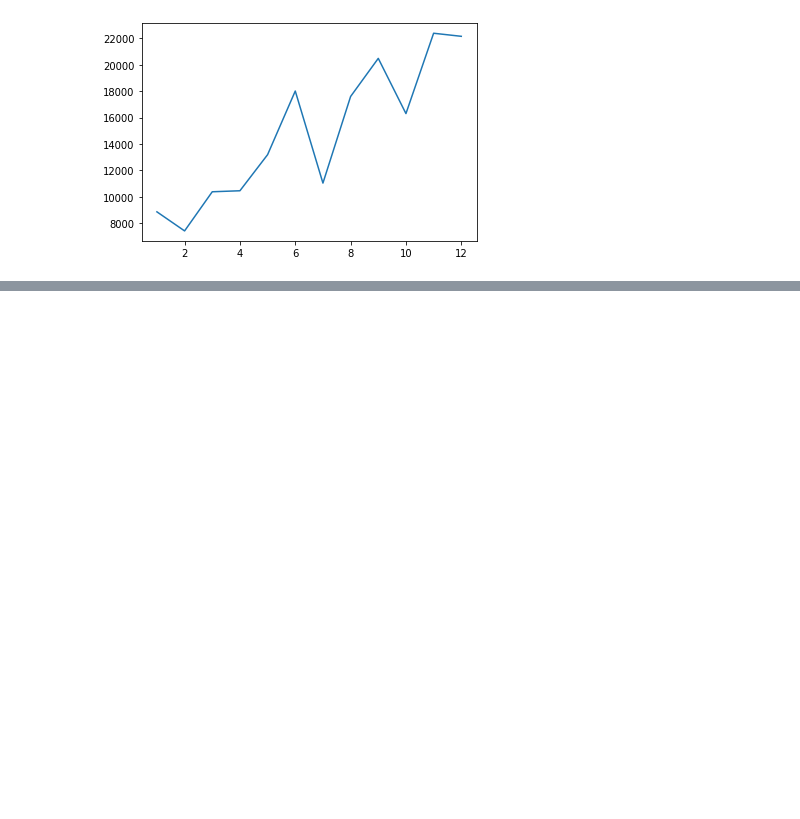
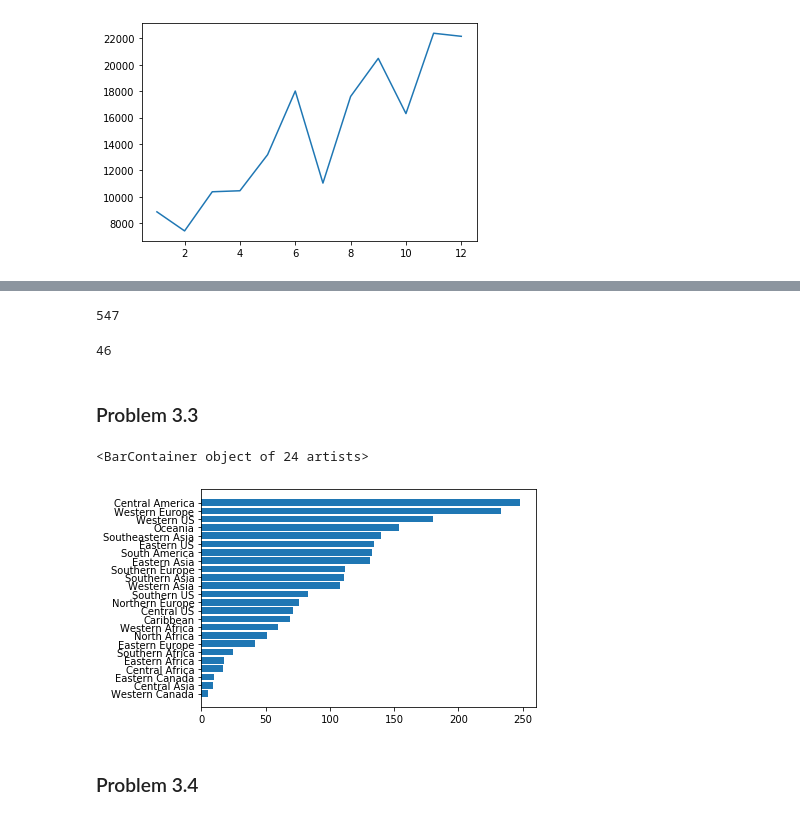
Before and after one commit to sophieying24/ML22_lab, a Jupyter notebook: ML_Part1.ipynb, the cells around one changed output, grey strips where cells are left out. Saved outputs shown, nothing was run; the diff lists cells and outputs as text; code cells hidden in the pictures; blank space fills up the shorter version.

```diff
--- a/ML_Part1.ipynb
+++ b/ML_Part1.ipynb
@@ -132,0 +245,19 @@ plt.plot(data_ym[''])
+# %%
+mdfr.loc[mdfr['Row.ID']>1]['Row.ID'].count() # number return more than once
+# %% [output]
+547
+# %%
+mdfr.loc[mdfr['Row.ID']>5]['Row.ID'].count() # number return more than 5 times
+# %% [output]
+46
+# %% [markdown]
+### Problem 3.3
+# %%
+mdfregion = mdf.groupby('Region_y', as_index = False).agg('count').sort_values('Order.ID', ascending=True)
+# %%
+plt.barh(mdfregion['Region_y'], mdfregion['Order.ID'])
+# %% [output]
+<BarContainer object of 24 artists>
+[figure, added]
+# %% [markdown]
+### Problem 3.4
```
Also changed, not shown: parts of 30 cells of this notebook.
